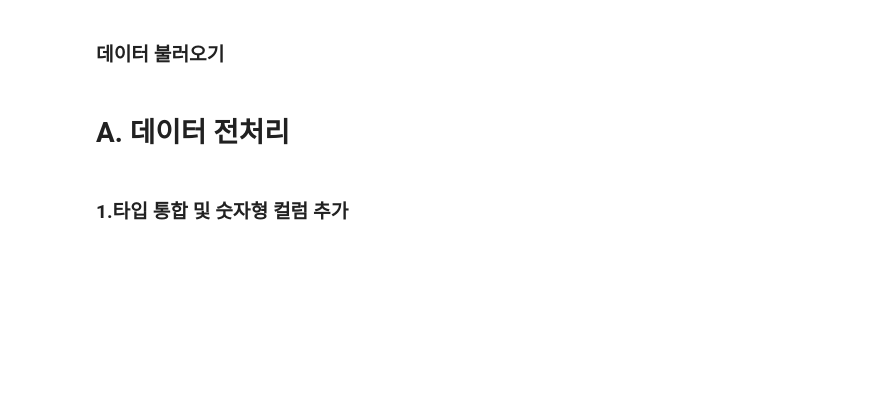
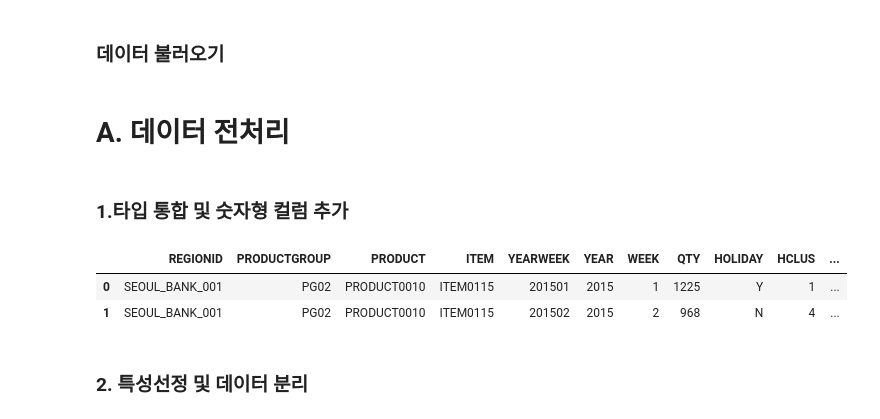
Before and after one commit to hyokwan/fintech_data_2026, a Jupyter notebook: codeset/딥러닝_회귀.ipynb, the cells around one changed output. Cells and saved outputs as stored; diff of their text form; code cells hidden in the pictures; blank space fills up the shorter version.

```diff
--- a/codeset/딥러닝_회귀.ipynb
+++ b/codeset/딥러닝_회귀.ipynb
@@ -20,22 +22,3 @@ featuresData = pd.read_csv(gitUrl)
 # A. 데이터 전처리
 # %% [markdown]
 ### 1.타입 통합 및 숫자형 컬럼 추가
-# %%
-import pandas as pd
-import numpy as np
-
-# 데이터 불러오기 및 정렬
-localUrl = "../dataset/feature_regression_example.csv"
-gitUrl = "https://raw.githubusercontent.com/hyokwan/python-lecture/master/dataset/feature_regression_example.csv"
-featuresData = pd.read_csv(gitUrl)
-sortKey = ["REGIONID","PRODUCTGROUP","PRODUCT","ITEM","YEARWEEK"]
-featuresData = featuresData.sort_values(sortKey)
-
-# 숫자형 컬럼 생성
-from sklearn.preprocessing import LabelEncoder
-le_yn = LabelEncoder()
-
-featuresData["LE_PROMO"] = \
-        le_yn.fit_transform(featuresData.PROMOTION)
-featuresData["LE_HOLI"] = \
-    le_yn.fit_transform(featuresData.HOLIDAY)
@@ -41,0 +27,10 @@ featuresData["LE_HOLI"] = \
+# %%
+### 숫자형 컬럼 추가
+ynMap = {"N":0, "Y":1}
+featuresData["HOLIDAY_LE"] = featuresData.HOLIDAY.map(ynMap )
+featuresData["PROMOTION_LE"] = featuresData.PROMOTION.map(ynMap )
+featuresData.head(2)
+# %% [output]
+|  | REGIONID | PRODUCTGROUP | PRODUCT | ITEM | YEARWEEK | YEAR | WEEK | QTY | HOLIDAY | HCLUS | ... |
+| 0 | SEOUL_BANK_001 | PG02 | PRODUCT0010 | ITEM0115 | 201501 | 2015 | 1 | 1225 | Y | 1 | ... |
+| 1 | SEOUL_BANK_001 | PG02 | PRODUCT0010 | ITEM0115 | 201502 | 2015 | 2 | 968 | N | 4 | ... |
@@ -41,0 +47,2 @@ featuresData["LE_HOLI"] = \
+# %% [markdown]
+### 2. 특성선정 및 데이터 분리
```
Also changed, not shown: parts of 24 cells of this notebook.
